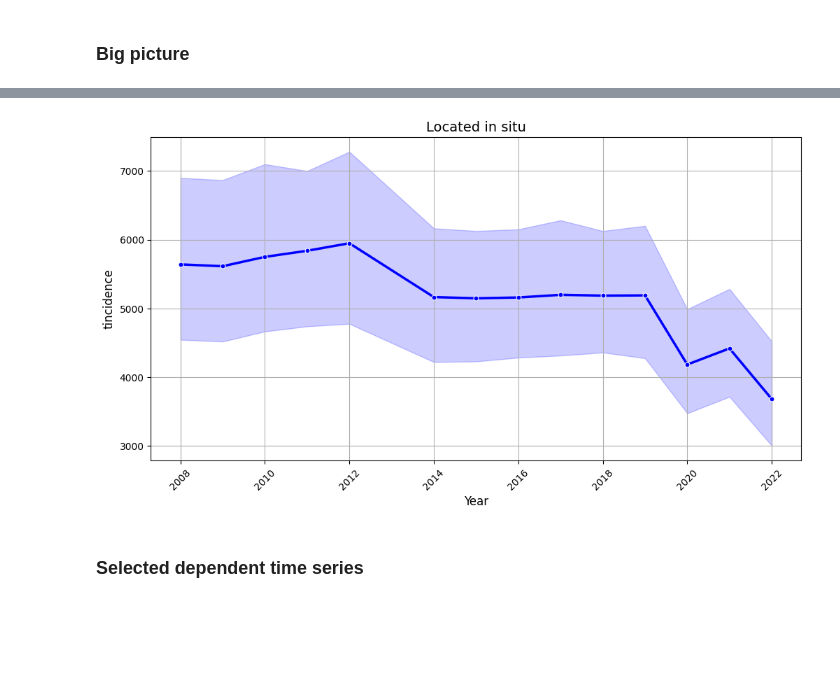
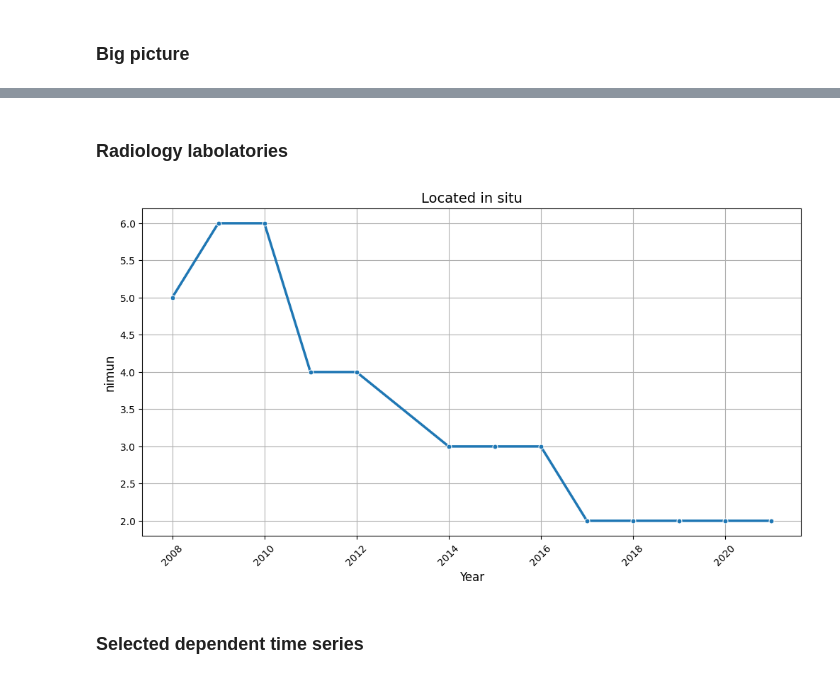
Before and after one commit to Zhukowych/cancer_incidence, a Jupyter notebook: eda.ipynb, the cells around one changed output, grey strips where cells are left out. Drawn from its saved outputs; the diff is of its cells as text; code cells hidden in the pictures; blank space fills up the shorter version.

```diff
--- a/eda.ipynb
+++ b/eda.ipynb
@@ -52,7 +52,7 @@ st_df[numeric_columns] = st_df[numeric_columns].astype(float)
 def plot_ts(ts, column_name, title):
     plt.figure(figsize=(12, 6))
 
-    sns.lineplot(x=ts['year'], y=ts[column_name], linewidth=2.5, color='b', marker='o', markersize=5)
+    sns.lineplot(x=ts['year'], y=ts[column_name], linewidth=2.5, marker='o', markersize=5)
 
     plt.title(title, fontsize=14)
     plt.xlabel('Year', fontsize=12)
@@ -60,7 +60,22 @@ def plot_ts(ts, column_name, title):
     plt.xticks(rotation=45)
     plt.grid(True)
 
-    plt.show
+    plt.show()
+
+
+def plot_scatter(ts, column_name: str, title: str):
+    plt.figure(figsize=(12, 6))
+
+    sns.scatterplot(x=ts['year'], y=ts[column_name])
+
+    plt.title(title, fontsize=14)
+    plt.xlabel('Year', fontsize=12)
+    plt.ylabel(column_name, fontsize=12)
+    plt.xticks(rotation=45)
+    plt.grid(True)
+
+    plt.show()
+
 
 
 def plot_summary_ts_for_columns(df: pd.DataFrame, columns: list[str]):
@@ -90,7 +105,7 @@ def plot_summary_ts_for_columns(df: pd.DataFrame, columns: list[str]):
     plt.show()
 
 
-def plot_ts_for_each_region(df: pd.DataFrame, column: str, title: str):
+def plot_ts_for_each_region(df: pd.DataFrame, column: str, title: str, scales: bool = False):
     regions = df.region.unique()
     cols = 5 if len(regions) > 5 else len(regions)
     rows = len(regions) // 5
@@ -112,14 +127,30 @@ def plot_ts_for_each_region(df: pd.DataFrame, column: str, title: str):
 
         ax.set_xlabel('')
         ax.set_ylabel('')
-        ax.set_xticklabels([])
-        ax.set_yticklabels([])
+
+        if not scales:
+            ax.set_xticklabels([])
+            ax.set_yticklabels([])
 
         ax.grid(True)
 
     fig.subplots_adjust(top=0.95)
 
     plt.show()
+
+
+def plot_ts_for_region(ts: pd.DataFrame, column: str, region: str):
+    plt.figure(figsize=(12, 6))
+
+    sns.lineplot(x=ts['year'], y=ts[ts.region == region][column], linewidth=2.5, color='b', marker='o', markersize=5)
+
+    plt.title(column, fontsize=14)
+    plt.xlabel('Year', fontsize=12)
+    plt.ylabel(column, fontsize=12)
+    plt.xticks(rotation=45)
+    plt.grid(True)
+
+    plt.show
 # %%
 st_df.info()
 # %% [output]
@@ -175,7 +207,9 @@ plot_summary_ts_for_columns(st_f_df, columns_to_show)
+# %% [markdown]
+### Radiology labolatories
 # %%
-plot_ts(st_df, 'tincidence', "Located in situ")
+plot_ts(st_df[st_df.region == "Дніпропетровська"], "nimun", "Located in situ")
 # %% [output]
-[figure, old version]
+[figure, new version]
 # %% [markdown]
 ### Selected dependent time series
 # %% [markdown]
```
Also changed, not shown: parts of 11 cells of this notebook, 4 other files.
